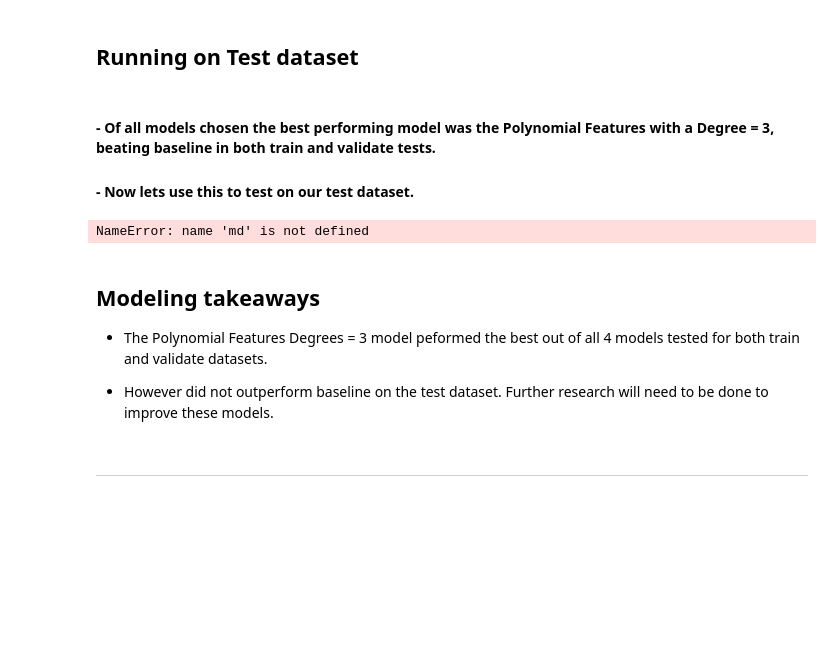
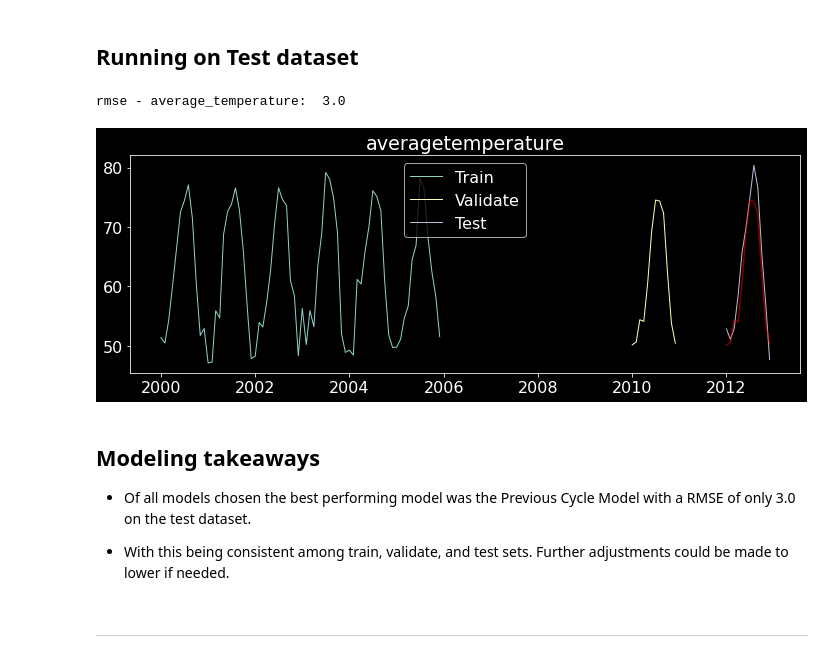
Before and after one commit to VincentBanuelos/time-series-exercises, a Jupyter notebook: mini_project.ipynb, the cells around one changed output. Drawn from its saved outputs; the diff is of its cells as text; code cells hidden in the pictures; blank space fills up the shorter version.

Commit message:
modeling complete, documentation needing updating

```diff
--- a/mini_project.ipynb
+++ b/mini_project.ipynb
@@ -611,22 +611,31 @@ eval_df
 # %%
 yhat_df = pd.DataFrame(validate.averagetemperature + train.averagetemperature.diff(12).mean())
 yhat_df.index = test.index
-# %% [markdown]
-#### - Of all models chosen the best performing model was the Polynomial Features with a Degree = 3, beating baseline in both train and validate tests.
-
-#### - Now lets use this to test on our test dataset.
-# %%
-# Using our best performing model, returna dataframe that shows how the model
-# performed on all 3 samples of data as well as how the baseline model compares.
-md.test_tester(X_train_scaled,y_train,X_validate_scaled,y_validate,X_test_scaled,y_test)
-# %% [output]
-NameError: name 'md' is not defined
-# %% [markdown]
-## Modeling takeaways
-
-- The Polynomial Features Degrees = 3 model peformed the best out of all 4 models tested for both train and validate datasets.
-
-- However did not outperform baseline on the test dataset. Further research will need to be done to improve these models.
+# %%
+rmse_avgtemp = round(sqrt(mean_squared_error(test['averagetemperature'], yhat_df['averagetemperature'])), 0)
+# %%
+# Plot and evaluate train, validate, and test
+def plot_and_eval_test(target_var):
+    plt.figure(figsize = (12,4))
+    plt.plot(train[target_var], label = 'Train', linewidth = 1)
+    plt.plot(validate[target_var], label = 'Validate', linewidth = 1)
+    plt.plot(test[target_var], label = 'Test', linewidth = 1)
+    plt.plot(yhat_df[target_var], alpha = .5, color="red")
+    plt.title(target_var)
+    plt.legend()
+    plt.show()
+# %%
+print("rmse - average_temperature: ", rmse_avgtemp)
+plot_and_eval_test('averagetemperature')
+# %% [output]
+rmse - average_temperature:  3.0
+[figure, added]
+# %% [markdown]
+## Modeling takeaways
+
+- Of all models chosen the best performing model was the Previous Cycle Model with a RMSE of only 3.0 on the test dataset.
+
+- With this being consistent among train, validate, and test sets. Further adjustments could be made to lower if needed.
 # %% [markdown]
 <hr style="border-top: 10px groove blue; margin-top: 1px; margin-bottom: 1px"></hr>
 # %% [markdown]
```
